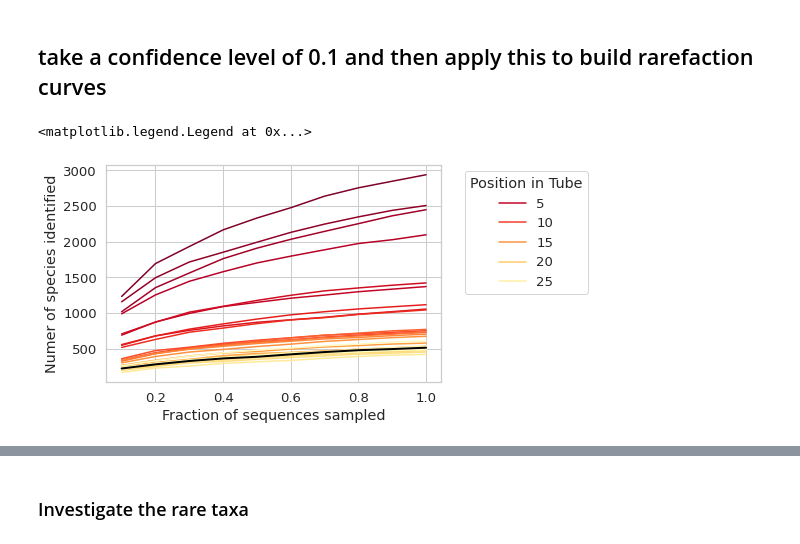
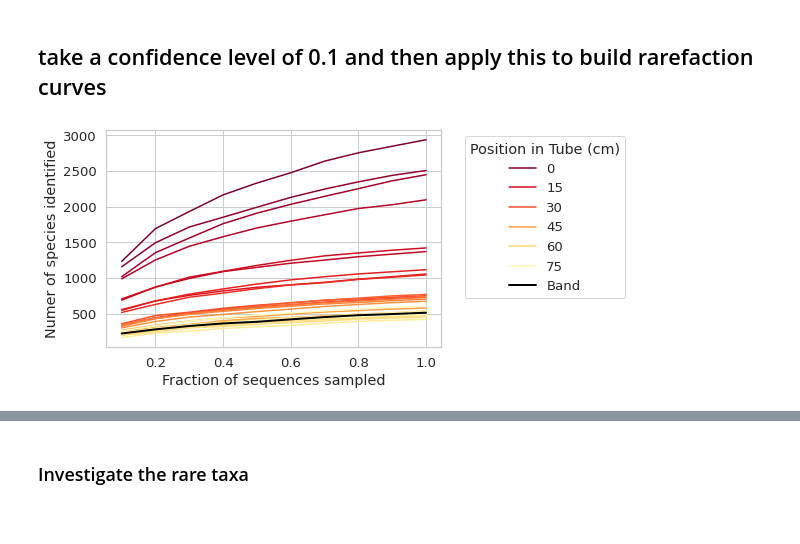
Before and after one commit to susiegriggo/Comigration_TubeExperiment_Analysis, a Jupyter notebook: code/curves_rank_abundance.ipynb, the cells around one changed output, grey strips where cells are left out. Drawn from its saved outputs; the diff is of its cells as text; code cells hidden in the pictures.

```diff
--- a/code/curves_rank_abundance.ipynb
+++ b/code/curves_rank_abundance.ipynb
@@ -86,12 +108,22 @@ residual_genus_rarefaction = pd.DataFrame({'sample': bracken_genus_samples, 'por
 residual_genus_rarefaction['order'] = [order_dict.get(g) for g in residual_genus_rarefaction['sample']]
 residual_genus_rarefaction = residual_genus_rarefaction.sort_values('order')
 # %%
-# plot curves
+# Increase figure width
+plt.figure(figsize=(10, 5))  # adjust width/height as needed
+
+# plot genus data
 plot_df = residual_genus_rarefaction
+sns.set(style="white", font_scale=1.2)
 
-sns.set(style="white", font_scale=1.0)
-ax = sns.lineplot(data = plot_df,  y='count', x = 'portion', hue = 'sample')
-sns.move_legend(ax, "upper left", bbox_to_anchor=(1, 1), ncol=2)
-plt.xlabel('Confidence Filter ')
+ax = sns.lineplot(data=plot_df, y='count', x='portion', hue='sample')
+
+plt.xlabel('Confidence Filter')
 plt.ylabel('Number of Genera Identified')
+
+# Move legend to the side in two columns
+ax.legend(bbox_to_anchor=(1.05, 1), loc='upper left', borderaxespad=0, ncol=2)
+
+plt.tight_layout()
+plt.savefig('../figures/residual_community_genera_confidence_filter.png', dpi=300, bbox_inches='tight')
+plt.show()
 # %% [output]
@@ -185,14 +260,32 @@ residual_species_rarefaction = residual_species_rarefaction.sort_values('order')
 # %%
+# Change axes to position from innoculation site
+residual_species_rarefaction['distance'] = (residual_species_rarefaction['order'] -1)*3
 sns.set(font_scale=1.2, style = 'whitegrid')
-sns.lineplot(data = residual_species_rarefaction[residual_species_rarefaction['order'] < 29], x = 'portion', y = 'count', hue = 'order', palette = 'YlOrRd_r')
+sns.lineplot(data = residual_species_rarefaction[residual_species_rarefaction['order'] < 29], x = 'portion', y = 'count', hue = 'distance', palette = 'YlOrRd_r')
 sns.lineplot(data = residual_species_rarefaction[residual_species_rarefaction['order'] == 29], x = 'portion', y = 'count', color = 'black', linewidth=2, dashes = True)
+
+# Create custom legend handle for the band
+band_line = mlines.Line2D(
+    [], [], color='black', linewidth=2, linestyle='-', label='Band'
+)
+
+# Add legend, combining auto handles with custom one
+handles, labels = plt.gca().get_legend_handles_labels()
+handles.append(band_line)
+labels.append('Band')
 
 plt.xlabel('Fraction of sequences sampled')
 plt.ylabel('Numer of species identified')
-plt.legend(bbox_to_anchor=(1.05, 1), loc='upper left', title = 'Position in Tube')
+plt.legend(
+    handles, labels,
+    bbox_to_anchor=(1.05, 1), loc='upper left', title='Position in Tube (cm)'
+)
+
+
+plt.savefig('../figures/residual_community_species_rarefaction.png', dpi=300,  bbox_inches='tight')
+plt.show()
 # %% [output]
-<matplotlib.legend.Legend at 0x...>
-[figure, old version]
+[figure, new version]
 # %%
 bracken_species_table.to_csv('../output_files/residual_community_bracken_species_confidence_0.1.tsv', sep = '\t')
 bracken_species_table_abund.to_csv('../output_files/residual_community_bracken_species_abund_confidence_0.1.tsv', sep = '\t')
```
Also changed, not shown: parts of 26 cells of this notebook, 6 other files.
